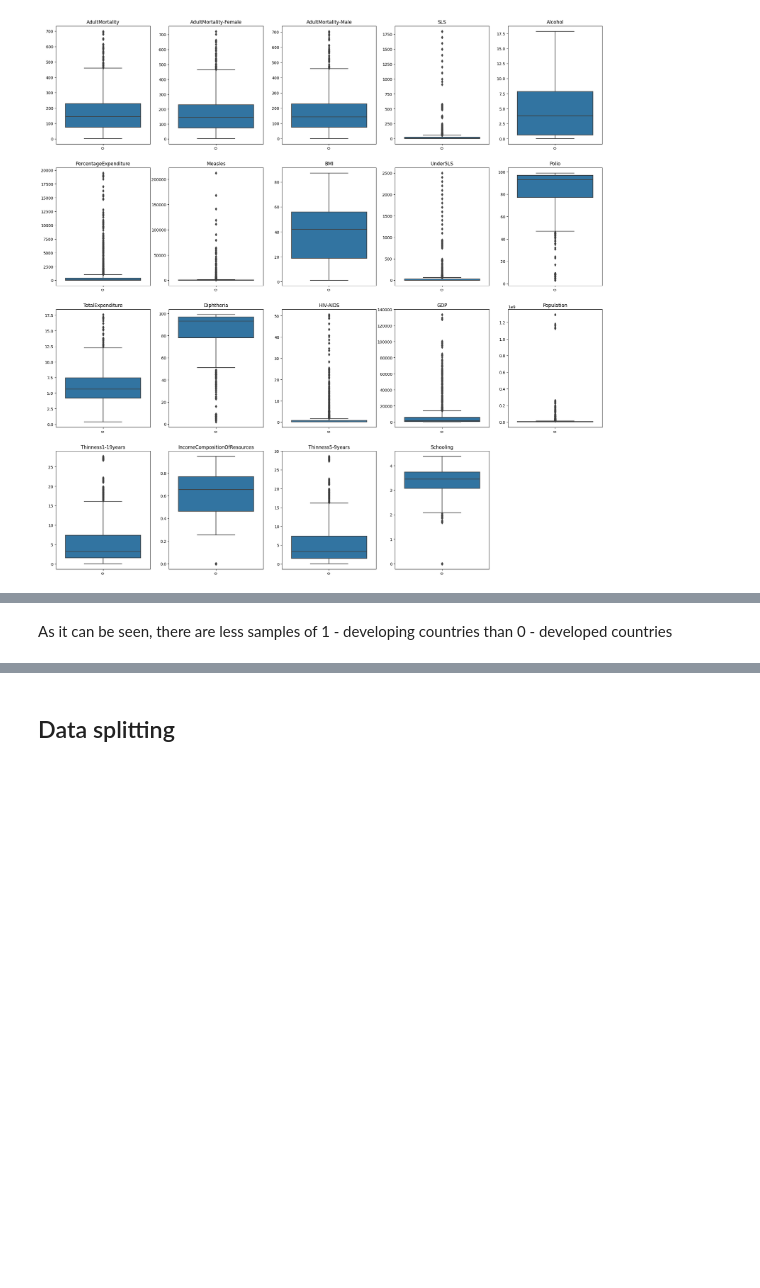
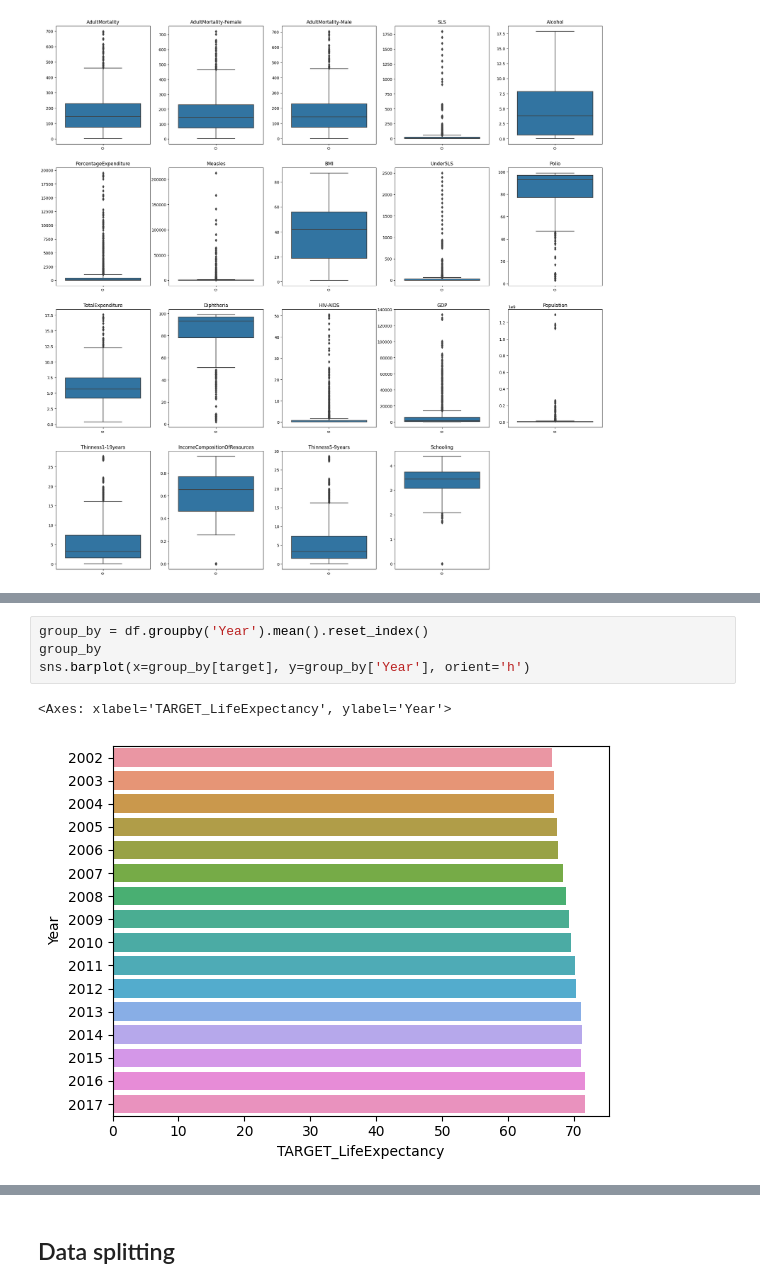
Before and after one commit to quangrmit/MLAs1, a Jupyter notebook: test.ipynb, the cells around one changed output, grey strips where cells are left out. Drawn from its saved outputs; the diff is of its cells as text; blank space fills up the shorter version.

```diff
--- a/test.ipynb
+++ b/test.ipynb
@@ -134,2 +81,7 @@ df.groupby('Status').describe()
-# %% [markdown]
-As it can be seen, there are less samples of 1 - developing countries than 0 - developed countries
+# %%
+group_by = df.groupby('Year').mean().reset_index()
+group_by
+sns.barplot(x=group_by[target], y=group_by['Year'], orient='h')
+# %% [output]
+<Axes: xlabel='TARGET_LifeExpectancy', ylabel='Year'>
+[figure, added]
```
Also changed, not shown: parts of 56 cells of this notebook.
